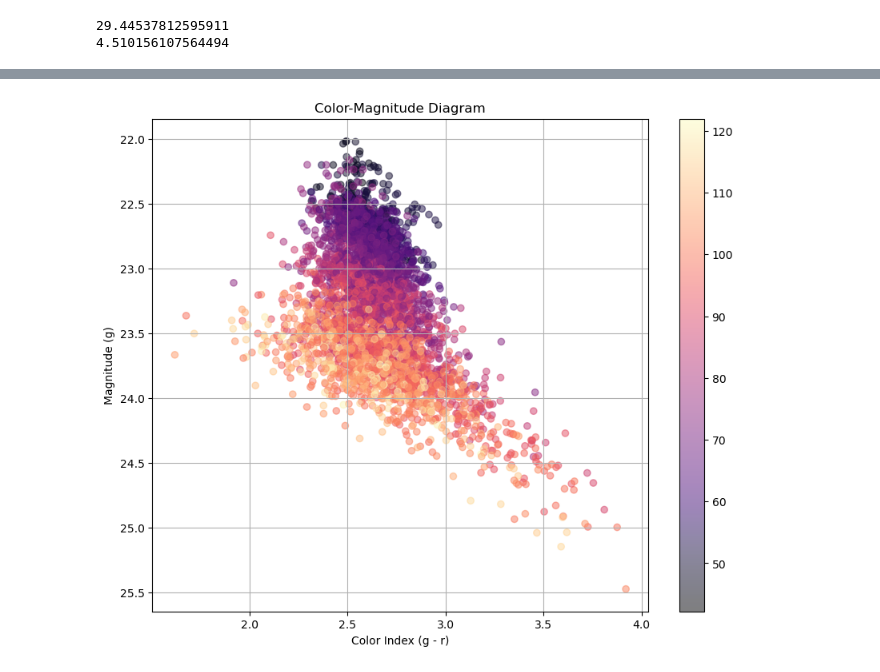
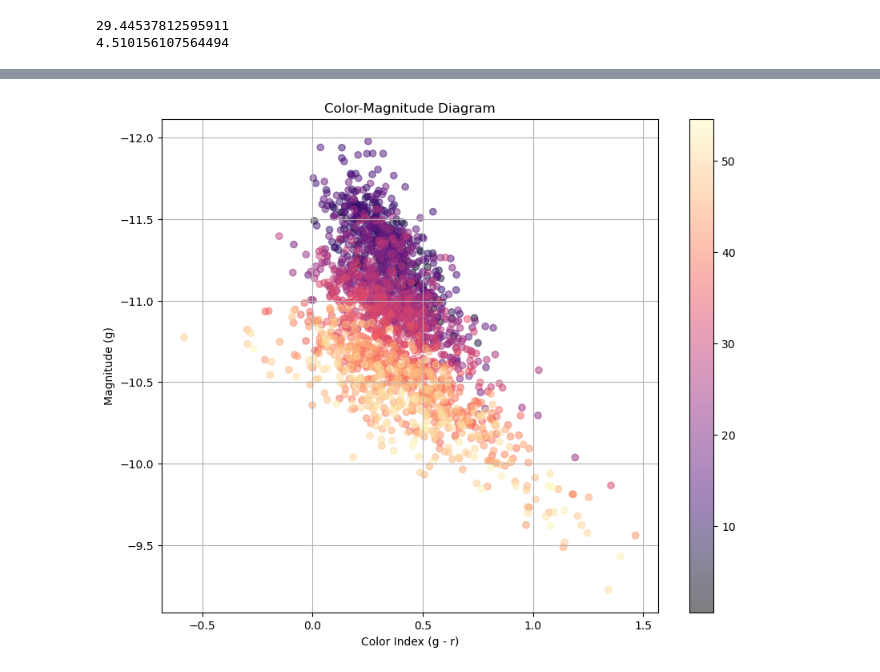
Before and after one commit to Juaopteinde/Group-19-NGC4449, a Jupyter notebook: CMDs.ipynb, the cells around one changed output, grey strips where cells are left out. Cells and saved outputs as stored; diff of their text form; code cells hidden in the pictures.

```diff
--- a/CMDs.ipynb
+++ b/CMDs.ipynb
@@ -90,6 +90,10 @@ def convert_to_magnitude(image, zero_point):
 def calc_color_index(filter1, filter2):
     color_index = filter1 - filter2
     return color_index
+
+# Converts g' - r' values to B - V
+def gr_to_BV(color_index):
+    return ((color_index/1.10) + 0.19)
 # %%
 # Calculate distance from the center of each point
 hdu = fits.open(fit_g)[0]
@@ -160,8 +165,8 @@ zero_point = 25
 
 zero_point_ha = 0
 zero_point_L = 0
-zero_point_g = 21.424
-zero_point_r = 19.31201
+zero_point_r = (20.44166 - 5 * np.log10(4000000))
+zero_point_g = (20.29604 - 5 * np.log10(4000000))
 
 magnitude_ha = convert_to_magnitude(clipped_ha, zero_point_ha)
 magnitude_L = convert_to_magnitude(clipped_L, zero_point_L)
@@ -176,15 +181,16 @@ print(np.min(magnitude_ha))
 29.44537812595911
 4.510156107564494
 # %%
+# Select area of gridmap you want to use for CMD
+# Use the values of the axes of the gridmap
+x_min, x_max, y_min, y_max = 75, 88, 50, 60
 
-x_min, x_max, y_min, y_max = 75, 90, 50, 65
-
-
+# Make sure this is the same as in sections.ipynb
 region_size_define = 4
 
-
-clipped_g = cropped_g[(region_size_define*y_min):(region_size_define*y_max), (region_size_define*x_min):(region_size_define*x_max)]
-quantiles = np.percentile(clipped_g, (0.1, 99.9))
-plt.imshow(clipped_g, cmap='magma', vmin = quantiles[0], vmax = quantiles[1], interpolation = 'nearest')
+# Plot region
+area_g = no_bg_g[(region_size_define*y_min):(region_size_define*y_max), (region_size_define*x_min):(region_size_define*x_max)]
+quantiles = np.percentile(area_g, (0.1, 99.9))
+plt.imshow(area_g, cmap='magma', vmin = quantiles[0], vmax = quantiles[1], interpolation = 'nearest')
 plt.show()
 # %% [output]
@@ -192,19 +198,32 @@ plt.show()
+# %%
+# Calculate distance to center of chosen region
+
+def distance_region(image):
+     # Make a coordinate grid of the image
+    y_indices, x_indices = np.indices(image.shape)
+    # Calculate center of region
+    x_center, y_center = (np.max(x_indices)/2), (np.min(y_indices)/2)
+    # Calculate the distance from the chosen center
+    distances = np.sqrt((x_indices - x_center) ** 2 + (y_indices - y_center) ** 2)
+    return distances
 # %%
 # Crop image to only the region chosen on the gridmap
 # Multiple by region_size_define to get original pixel coordinates instead of binned ones.
 region_g = magnitude_g[(region_size_define*x_min):(region_size_define*x_max), (region_size_define*y_min):(region_size_define*y_max)]
 region_r = magnitude_r[(region_size_define*x_min):(region_size_define*x_max), (region_size_define*y_min):(region_size_define*y_max)]
-distances = cropped_distances[(region_size_define*x_min):(region_size_define*x_max), (region_size_define*y_min):(region_size_define*y_max)]
+distances = distance_region(region_g)
 
 color_index = calc_color_index(region_g, region_r)
 
+color_index_BV = gr_to_BV(color_index)
+
 plt.figure(figsize=(10, 8))
-plt.scatter(color_index.flatten(), region_g.flatten(), c=distances, cmap='magma', alpha=0.5)
+plt.scatter(color_index_BV.flatten(), region_g.flatten(), c=distances.flatten(), cmap='magma', alpha=0.5)
 plt.xlabel('Color Index (g - r)')
 plt.ylabel('Magnitude (g)')
 plt.title('Color-Magnitude Diagram')
 plt.gca().invert_yaxis()  # Invert y-axis for magnitudes
 plt.colorbar()
 plt.grid(True)
 # %% [output]
-[figure, old version]
+[figure, new version]
```
Also changed, not shown: parts of 2 cells of this notebook, 1 other file.
